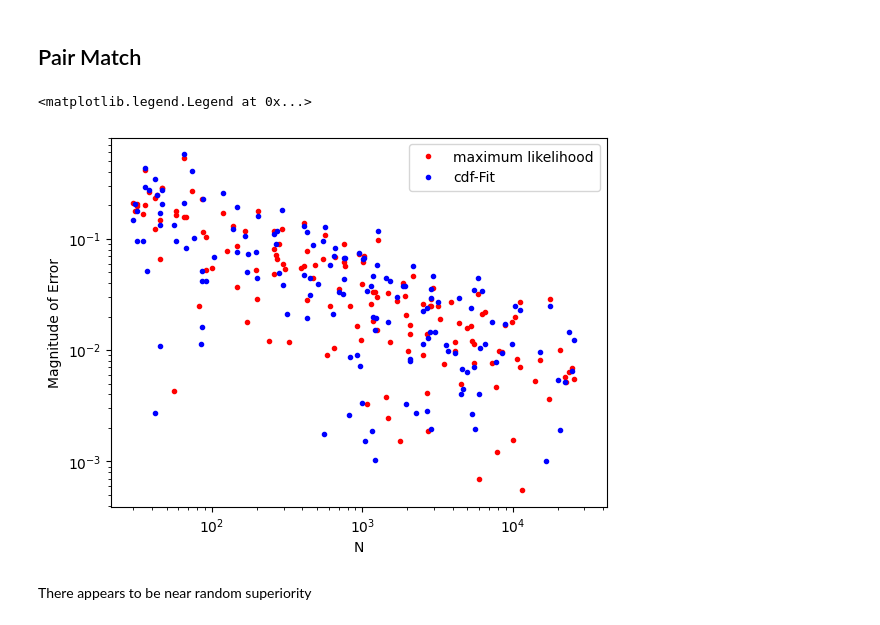
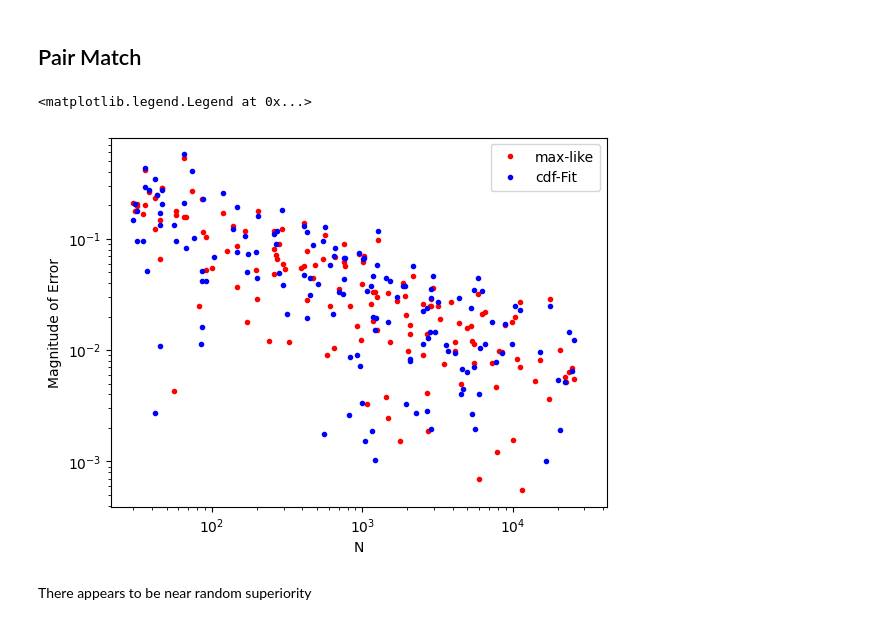
Before and after one commit to DesignToolInvestor/ManetSim, a Jupyter notebook: 2dDist/Worksheets/ml_vs_cdf_fit_b.ipynb, the cells around one changed output. Saved outputs shown, nothing was run; the diff lists cells and outputs as text; code cells hidden in the pictures.

```diff
--- a/2dDist/Worksheets/ml_vs_cdf_fit_b.ipynb
+++ b/2dDist/Worksheets/ml_vs_cdf_fit_b.ipynb
@@ -15,0 +31,29 @@ nPlot = 101
+# %%
+def MaxEst(samp):
+  termSym = sp.log(dist.pdfSym).diff(dist.aSym).simplify()
+  termF = sp.lambdify((dist.xSym, dist.aSym), termSym)
+
+  f = lambda a,samp: sum(termF(x,a) for x in samp)[0]
+
+  timer = StopWatch(running=True)
+  result = fsolve(f,1, args=list(samp))
+  timer.Stop()
+  print(timer.Delta())
+
+  return result[0]
+# %%
+def MaxEst(samp):
+  def f(a, samp):
+    assert(type(samp) == np.ndarray)
+    terms = (1 - 2*samp) / (a + 2*(1-a)*samp)
+    return np.sum(terms)
+
+  result = fsolve(f,1, args=samp)
+  return result[0]
+# %%
+samp = np.array(tuple(dist.GenSamp(aTrue) for _ in range(10_000)))
+# %%
+timer = StopWatch(running=True)
+est = MaxEst(samp)
+timer.Stop()
+est, f'{timer.Delta()}'
@@ -138,14 +195,14 @@ plot.legend()
 # %% [markdown]
 ## Pair Match
 # %%
-plot.loglog(nL, mleErr, '.', color='red', label='maximum likelihood')
+plot.loglog(nL, mleErr, '.', color='red', label='max-like')
 plot.loglog(nL, cdfErr, '.', color='blue', label='cdf-Fit')
 
 plot.xlabel('N')
 plot.ylabel('Magnitude of Error')
 plot.legend()
 # %% [output]
 <matplotlib.legend.Legend at 0x...>
-[figure, old version]
+[figure, new version]
 # %% [markdown]
 There appears to be near random superiority
```
Also changed, not shown: parts of 8 cells of this notebook, 5 other files.
